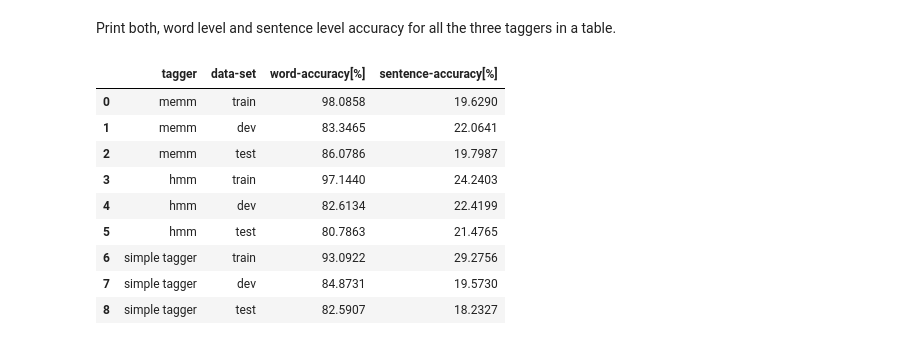
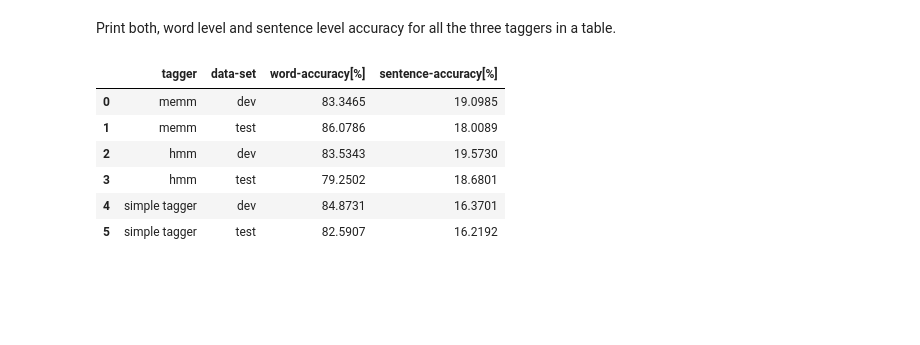
Before and after one commit to BDR2939/NLP, a Jupyter notebook: HW2/Assignment_2.ipynb, the cells around one changed output. Drawn from its saved outputs; the diff is of its cells as text; code cells hidden in the pictures; blank space fills up the shorter version.

```diff
--- a/HW2/Assignment_2.ipynb
+++ b/HW2/Assignment_2.ipynb
@@ -358,8 +399,13 @@ class hmm_tagger:
 
     def __init__(self, data_df):
 
-        unique_pos, pos_counts = list(np.unique(data_df.loc[:, 'p'].values, return_counts=True))
-        unique_words, word_counts = np.unique(data_df.loc[:, 'w'].values, return_counts=True)
+        pos_values = list(np.unique(data_df.loc[:, 'p'].values, return_counts=True))
+        unique_words = np.unique(data_df.loc[:, 'w'].values)
+        unique_pos = pos_values[0]
+
+        words_indexing_dict = {unique_words[i] : i for i in range(len(unique_words))}
+        pos_indexing_dict = {unique_pos[i] : i for i in range(len(unique_pos))}
+
         unique_words_list  = unique_words.tolist()
         unique_pos_list  = unique_pos.tolist()
 
@@ -368,19 +414,23 @@ class hmm_tagger:
         self.unique_words = unique_words
         self.unique_words_list = unique_words_list
         self.unique_pos_list = unique_pos_list
-
+        self.words_indexing_dict = words_indexing_dict
+        self.pos_indexing_dict = pos_indexing_dict
 
 
     def train(self):
-
+        """
+        for given data
+        generate ommision matrix, transition matrix, pi initial matrix
+        """
         data_df = self.data_df
         unique_pos = self.unique_pos
         unique_words = self.unique_words
 
 
-        B = extract_ommision_matrix_B_2(self.data_df, unique_pos, unique_words)
-        A = generate_transition_matrix_A(self.data_df, unique_pos, unique_words)
-        Pi = np.ones([unique_pos.size,1])*(1/unique_pos.size)
+        B = extract_ommision_matrix_B(self.data_df, self.unique_pos, self.words_indexing_dict)
+        A, Pi = generate_transition_matrix_A_and_pi(self.data_df, self.unique_pos, self.pos_indexing_dict)
+        # Pi = np.ones([unique_pos.size,1])*(1/unique_pos.size)
 
         B = pd.DataFrame(B.T, index = unique_words, columns = unique_pos)
         A = pd.DataFrame(A.T, index =unique_pos , columns = unique_pos)
@@ -395,8 +445,13 @@ class hmm_tagger:
         self.uniqueWordsArr = unique_words.tolist()
 
 
-
     def evaluate(self, data):
+        """
+        for given data evaluate out tagging abilities base hmm tagger
+        first loop run on sentences
+            using viterbi_algorithm prdict the tag for each word in sentence
+            secound loop run each word&tag of sentence
+        """
         # sentences = sentences_from_df(data)
         sentences_list, sentence_tag_list = get_list_of_sentences_tag_lists(data)
         sentenceIdx = []
@@ -424,7 +479,7 @@ class hmm_tagger:
                     words_success += 1
                     count_successes += 1
 
-            if count_successes == len(sentence)-1:
+            if count_successes == len(sentence):
                 sentences_success += 1
 
         word_accuracy = round(words_success / data.shape[0] * 100, 4)
@@ -456,6 +511,12 @@ simple_tagger_results.head()
 Compare the results obtained from both taggers and a MEMM tagger, implemented by NLTK (a known NLP library), over both, the dev and test datasets. To train the NLTK MEMM tagger you should execute the following lines (it may take some time to train...):
 # %%
 def create_word_tag_tuples(file_path):
+  """
+  input
+      1. file_path - conullu file path
+  outout
+      2. sentences  - senstence list
+  """
   sentences = []
   data_file = open(file_path, "r", encoding="utf-8")
   for tokenlist in parse_incr(data_file):
@@ -491,7 +552,7 @@ def evaluate_memm(data, tagger):
                 if predicted_tag[1] == actual_tag:
                     count_successes += 1
 
-            if count_successes == len(sentence)-1:
+            if count_successes == len(sentence):
                 sentences_success += 1
 
         sentence_accuracy = round(sentences_success / len(sentences_list) * 100, 4)
@@ -516,27 +577,21 @@ memm_tagger_results.head()
 # %% [markdown]
 Print both, word level and sentence level accuracy for all the three taggers in a table.
 # %%
-result_list = [['memm', 'train' ,memm_tagger_word_accuracy_train, memm_tagger_sentence_accuracy_train],
-['memm', 'dev', memm_tagger_word_accuracy_dev, memm_tagger_sentence_accuracy_dev],
+result_list = [['memm', 'dev', memm_tagger_word_accuracy_dev, memm_tagger_sentence_accuracy_dev],
 ['memm', 'test', memm_tagger_word_accuracy_test, memm_tagger_sentence_accuracy_test],
-['hmm', 'train' ,hmm_word_level_accuracy_train, hmm_sentence_level_accuracy_train],
 ['hmm', 'dev', hmm_word_level_accuracy_dev, hmm_sentence_level_accuracy_dev],
 ['hmm', 'test', hmm_word_level_accuracy_test, hmm_sentence_level_accuracy_test],
-['simple tagger', 'train' ,simple_tagger_word_accuracy_train, simple_tagger_sentence_accuracy_train],
 ['simple tagger', 'dev', simple_tagger_word_accuracy_dev, simple_tagger_sentence_accuracy_dev],
 ['simple tagger', 'test', simple_tagger_word_accuracy_test, simple_tagger_sentence_accuracy_test]]
 
 taggers_results =  pd.DataFrame(result_list, columns = ['tagger', 'data-set', 'word-accuracy[%]', 'sentence-accuracy[%]'])
 taggers_results.set_index('tagger')
 taggers_results
 # %% [output]
 |  | tagger | data-set | word-accuracy[%] | sentence-accuracy[%] |
-| 0 | memm | train | 98.0858 | 19.6290 |
-| 1 | memm | dev | 83.3465 | 22.0641 |
-| 2 | memm | test | 86.0786 | 19.7987 |
-| 3 | hmm | train | 97.1440 | 24.2403 |
-| 4 | hmm | dev | 82.6134 | 22.4199 |
-| 5 | hmm | test | 80.7863 | 21.4765 |
-| 6 | simple tagger | train | 93.0922 | 29.2756 |
-| 7 | simple tagger | dev | 84.8731 | 19.5730 |
-| 8 | simple tagger | test | 82.5907 | 18.2327 |
+| 0 | memm | dev | 83.3465 | 19.0985 |
+| 1 | memm | test | 86.0786 | 18.0089 |
+| 2 | hmm | dev | 83.5343 | 19.5730 |
+| 3 | hmm | test | 79.2502 | 18.6801 |
+| 4 | simple tagger | dev | 84.8731 | 16.3701 |
+| 5 | simple tagger | test | 82.5907 | 16.2192 |
```
Also changed, not shown: parts of 8 cells of this notebook.
